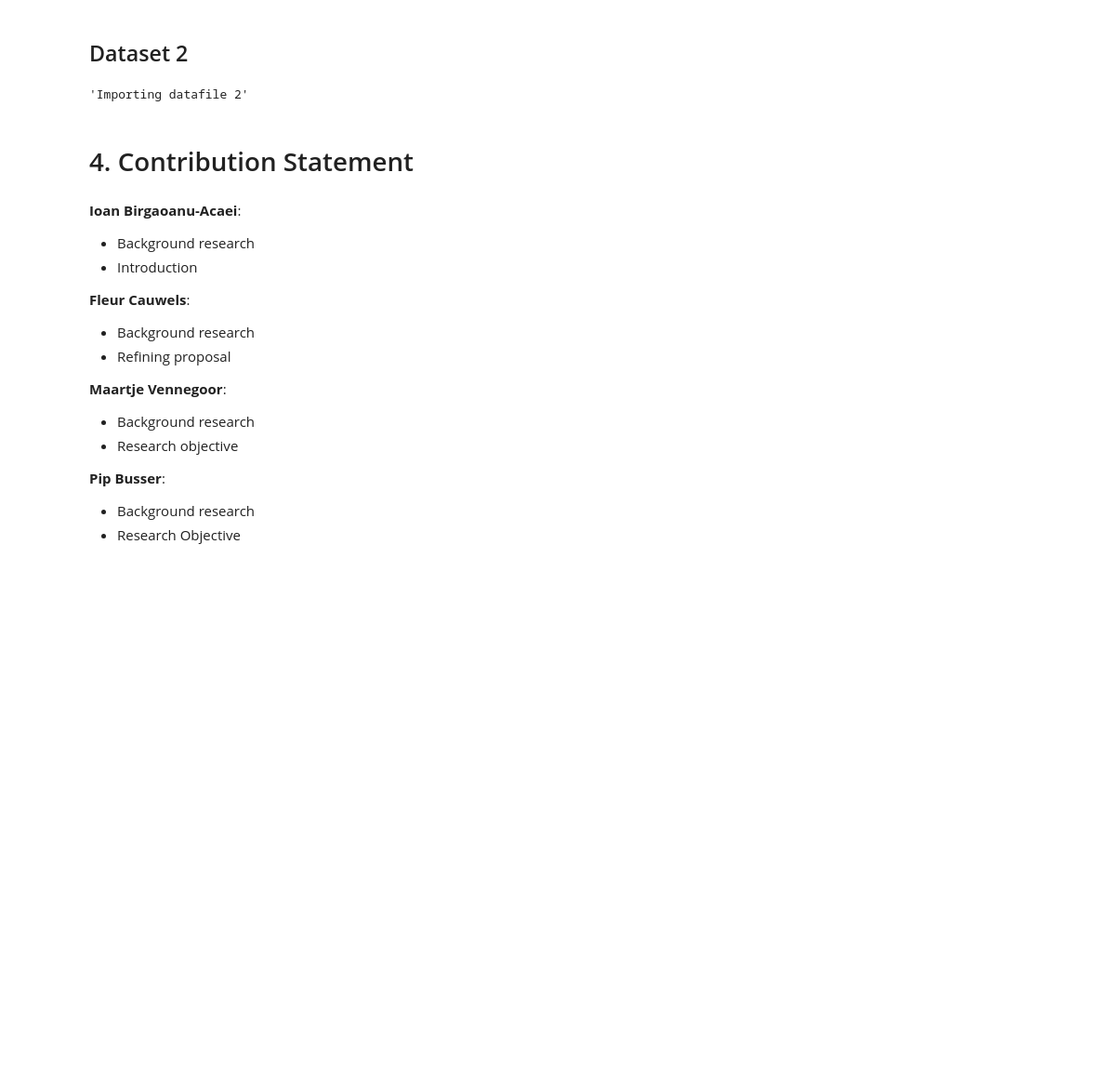
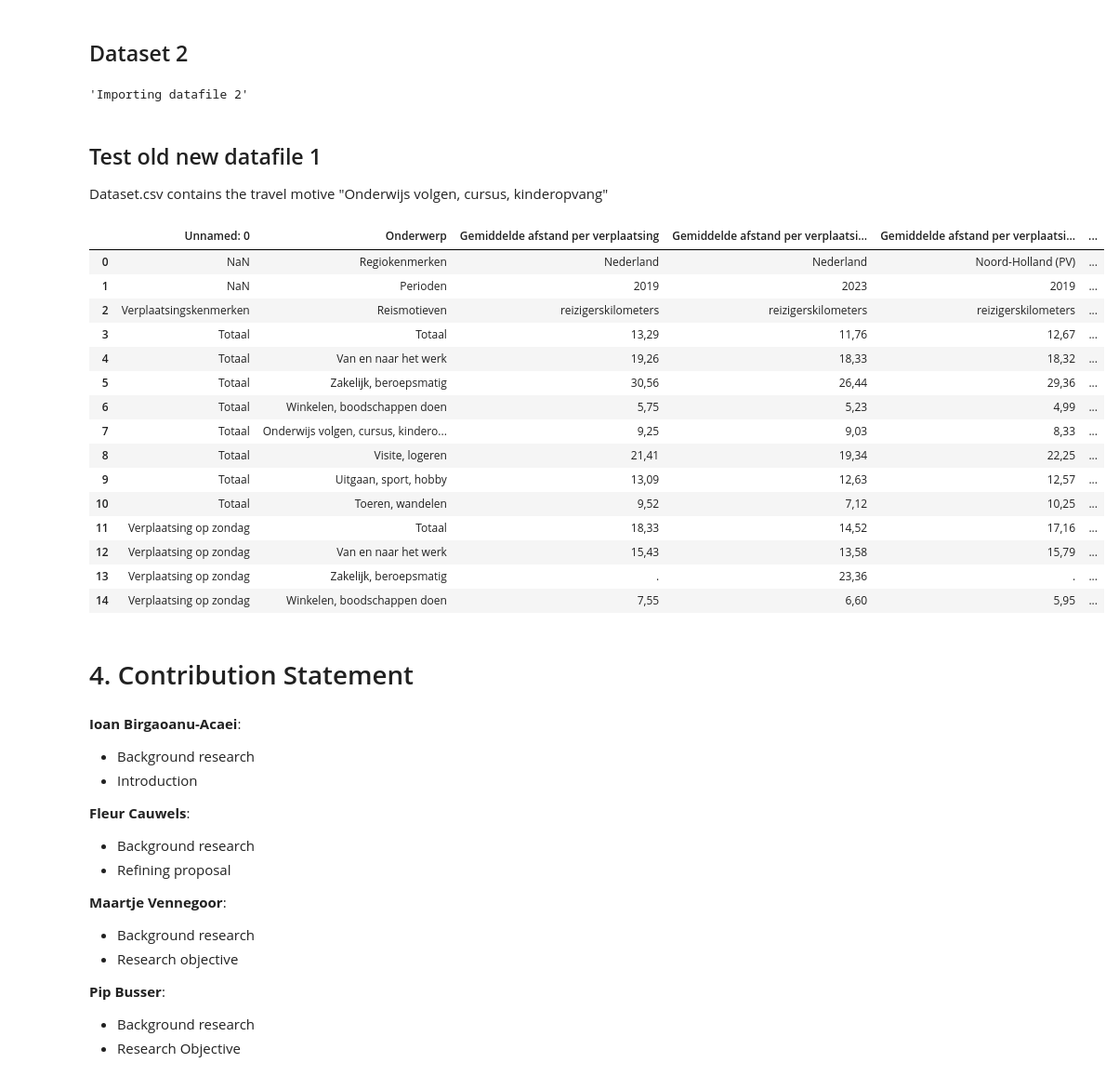
Before and after one commit to wendyqxc/Group8, a Jupyter notebook: TILprogramming_project_group8_proposol.ipynb, the cells around one changed output. Shown: that part at 93% size. Drawn from its saved outputs; the diff is of its cells as text; code cells hidden in the pictures; blank space fills up the shorter version.

Commit message:
Opening the new CSV file (renamed: Dataset1) with correct filters

```diff
--- a/TILprogramming_project_group8_proposol.ipynb
+++ b/TILprogramming_project_group8_proposol.ipynb
@@ -119,6 +121,33 @@ df_new
 #df
 # %% [output]
 'Importing datafile 2'
+# %% [markdown]
+## Test old new datafile 1 ##
+Dataset.csv contains the travel motive "Onderwijs volgen, cursus, kinderopvang"
+# %%
+"""Importing datafile 1 from dataset1"""
+df = pd.read_csv('Dataset1.csv',\
+    delimiter=';',\
+    encoding='utf-8-sig',
+    skiprows=4) #skip the first 4 rows because they don't contain any needed data
+df.head(15)
+# %% [output]
+|  | Unnamed: 0 | Onderwerp | Gemiddelde afstand per verplaatsing | Gemiddelde afstand per verplaatsi... | Gemiddelde afstand per verplaatsi... | ... |
+| 0 | NaN | Regiokenmerken | Nederland | Nederland | Noord-Holland (PV) | ... |
+| 1 | NaN | Perioden | 2019 | 2023 | 2019 | ... |
+| 2 | Verplaatsingskenmerken | Reismotieven | reizigerskilometers | reizigerskilometers | reizigerskilometers | ... |
+| 3 | Totaal | Totaal | 13,29 | 11,76 | 12,67 | ... |
+| 4 | Totaal | Van en naar het werk | 19,26 | 18,33 | 18,32 | ... |
+| 5 | Totaal | Zakelijk, beroepsmatig | 30,56 | 26,44 | 29,36 | ... |
+| 6 | Totaal | Winkelen, boodschappen doen | 5,75 | 5,23 | 4,99 | ... |
+| 7 | Totaal | Onderwijs volgen, cursus, kindero... | 9,25 | 9,03 | 8,33 | ... |
+| 8 | Totaal | Visite, logeren | 21,41 | 19,34 | 22,25 | ... |
+| 9 | Totaal | Uitgaan, sport, hobby | 13,09 | 12,63 | 12,57 | ... |
+| 10 | Totaal | Toeren, wandelen | 9,52 | 7,12 | 10,25 | ... |
+| 11 | Verplaatsing op zondag | Totaal | 18,33 | 14,52 | 17,16 | ... |
+| 12 | Verplaatsing op zondag | Van en naar het werk | 15,43 | 13,58 | 15,79 | ... |
+| 13 | Verplaatsing op zondag | Zakelijk, beroepsmatig | . | 23,36 | . | ... |
+| 14 | Verplaatsing op zondag | Winkelen, boodschappen doen | 7,55 | 6,60 | 5,95 | ... |
 # %% [markdown]
 # 4. Contribution Statement
 # %% [markdown]
```
Also changed, not shown: parts of 1 cell of this notebook, 2 other files.
